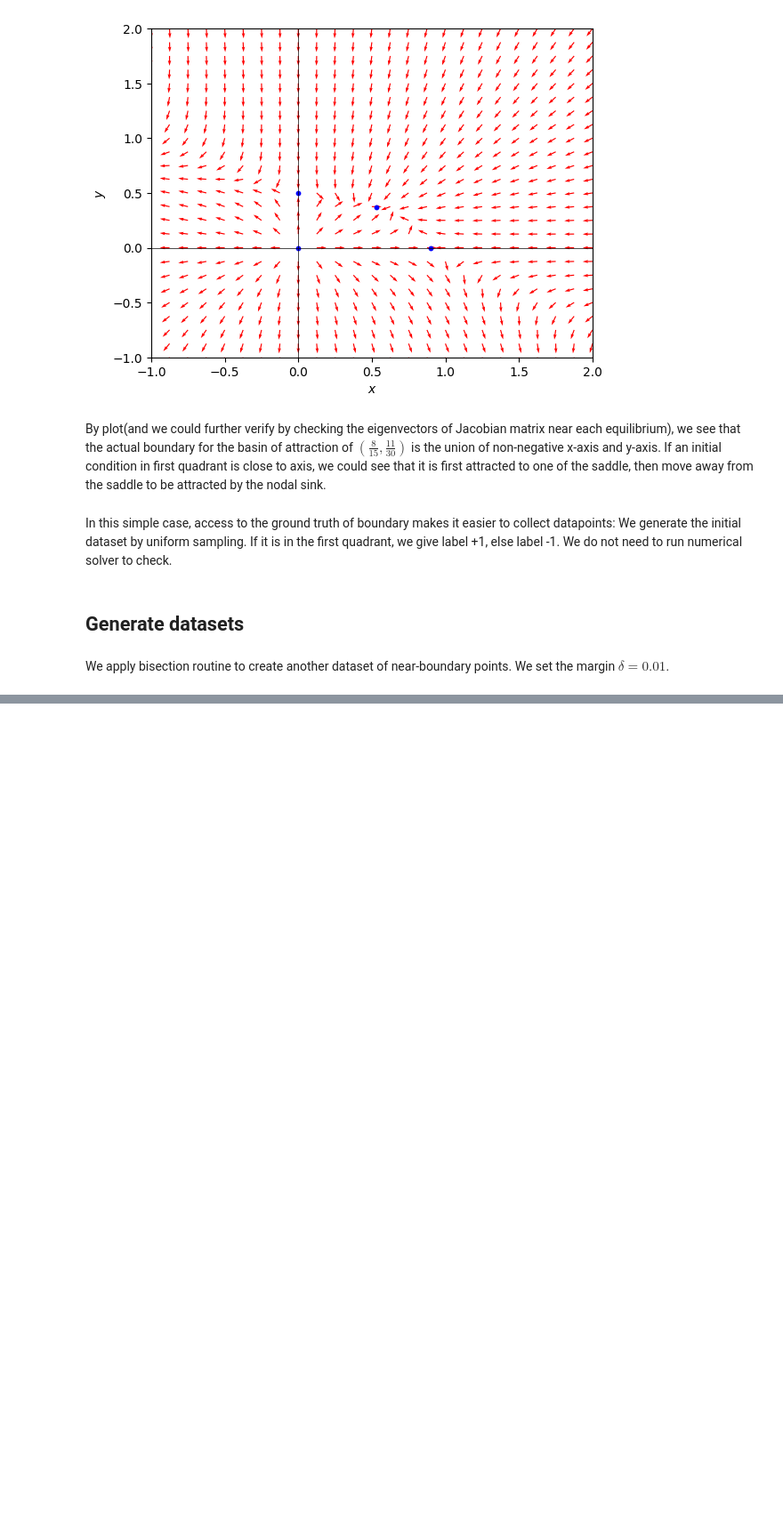
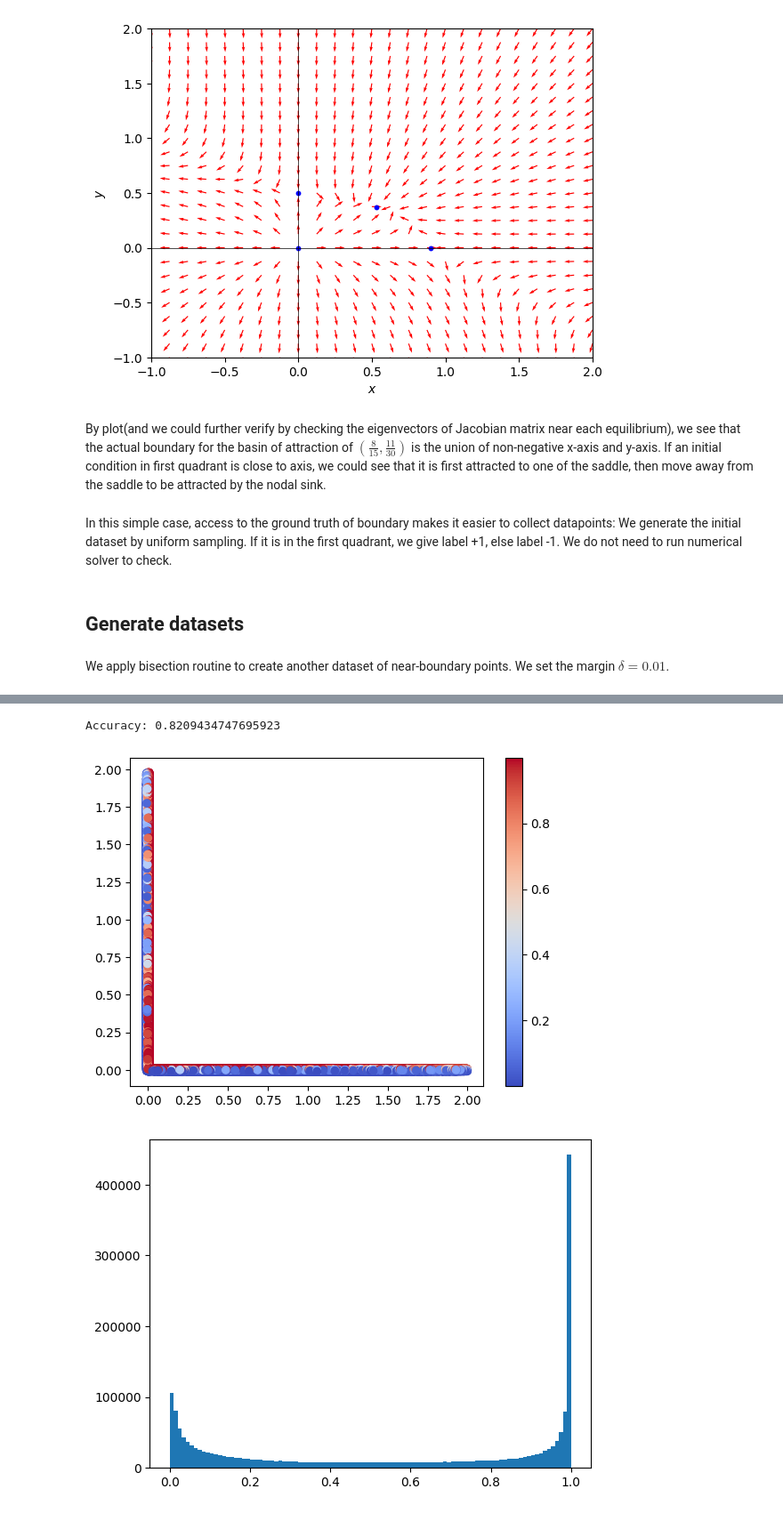
Before and after one commit to OliverChen0602/Estimate-Basin-Boundary, a Jupyter notebook: competing_species.ipynb, the cells around one changed output, grey strips where cells are left out. Shown at 89% size. Cells and saved outputs as stored; diff of their text form; code cells hidden in the pictures; blank space fills up the shorter version.

```diff
--- a/competing_species.ipynb
+++ b/competing_species.ipynb
@@ -101,0 +279,6 @@ dataset_near.to_csv("dataset_lv2d_near.csv", index=False)
+# %%
+test_model(net, dataset_near)
+# %% [output]
+Accuracy: 0.8209434747695923
+[figure, added]
+[figure, added]
```
Also changed, not shown: parts of 9 cells of this notebook.
